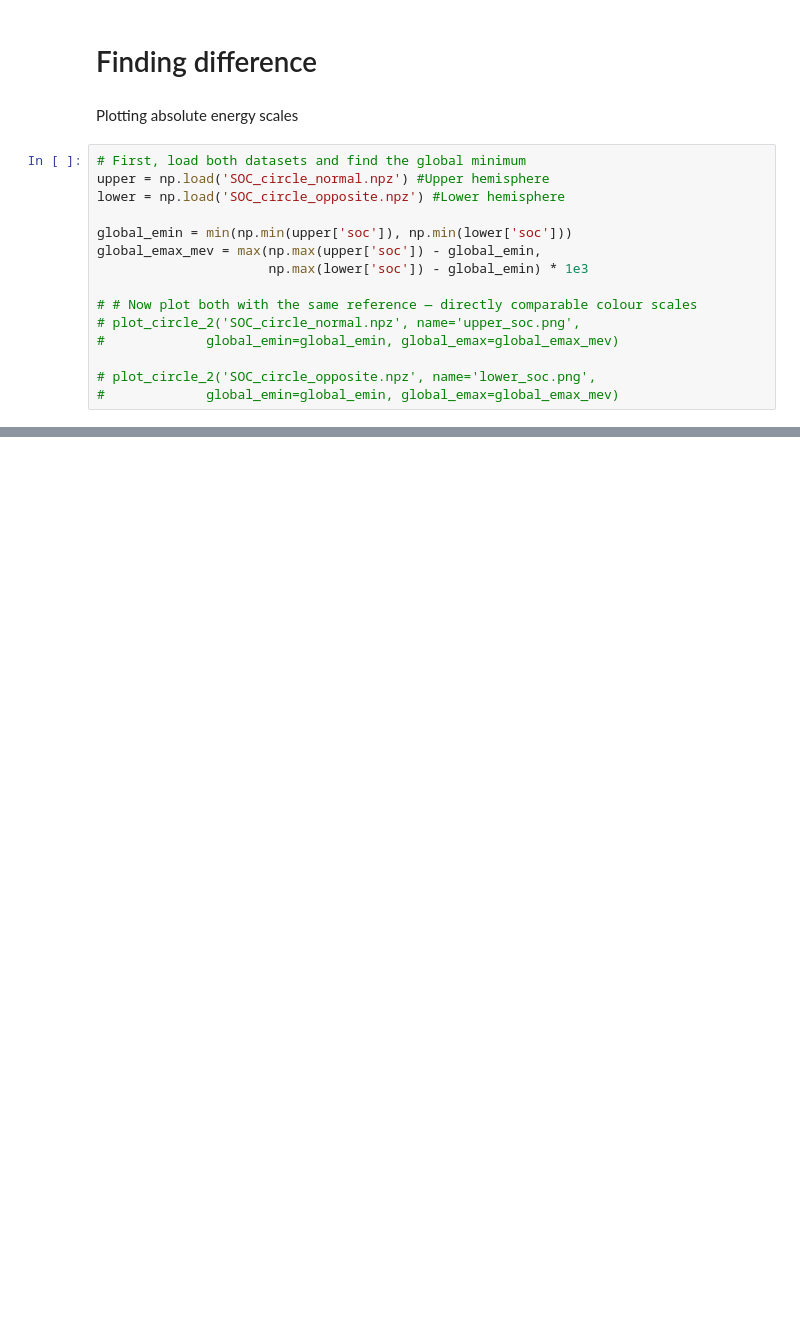
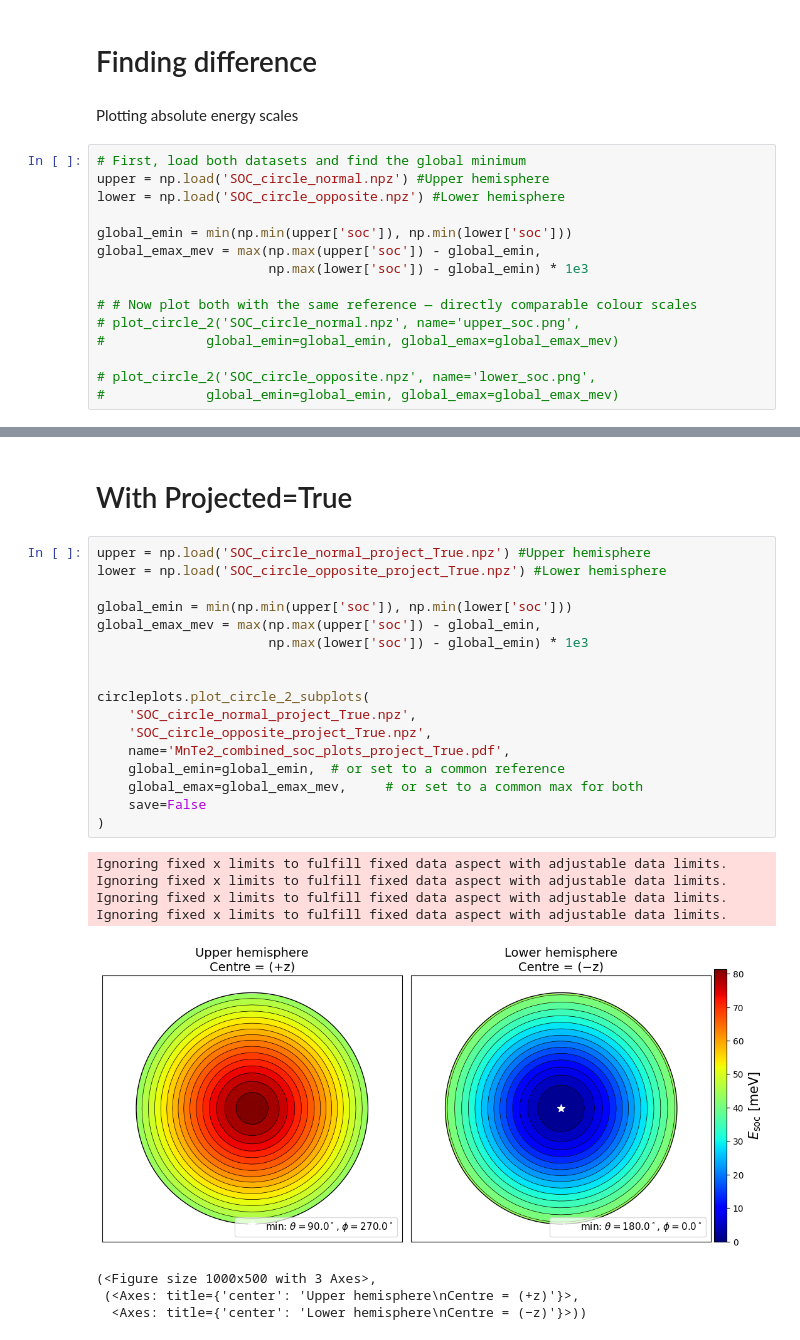
Before and after one commit to RuneEkman/DFT-project-2026, a Jupyter notebook: MnTe2/MnTe2_soc_non_self_cons.ipynb, the cells around one changed output, grey strips where cells are left out. Saved outputs shown, nothing was run; the diff lists cells and outputs as text; blank space fills up the shorter version.

Commit message:
more stupid circles.

```diff
--- a/MnTe2/MnTe2_soc_non_self_cons.ipynb
+++ b/MnTe2/MnTe2_soc_non_self_cons.ipynb
@@ -76,3 +76,31 @@ Ignoring fixed x limits to fulfill fixed data aspect with adjustable data limits
 (<Figure size 1000x500 with 3 Axes>,
  (<Axes: title={'center': 'Upper hemisphere\nCentre = (+z)'}>,
   <Axes: title={'center': 'Lower hemisphere\nCentre = (−z)'}>))
+# %% [markdown]
+# With Projected=True
+# %%
+upper = np.load('SOC_circle_normal_project_True.npz') #Upper hemisphere
+lower = np.load('SOC_circle_opposite_project_True.npz') #Lower hemisphere
+
+global_emin = min(np.min(upper['soc']), np.min(lower['soc']))
+global_emax_mev = max(np.max(upper['soc']) - global_emin,
+                      np.max(lower['soc']) - global_emin) * 1e3
+
+
+circleplots.plot_circle_2_subplots(
+    'SOC_circle_normal_project_True.npz',
+    'SOC_circle_opposite_project_True.npz',
+    name='MnTe2_combined_soc_plots_project_True.pdf',
+    global_emin=global_emin,  # or set to a common reference
+    global_emax=global_emax_mev,     # or set to a common max for both
+    save=False
+)
+# %% [output]
+Ignoring fixed x limits to fulfill fixed data aspect with adjustable data limits.
+Ignoring fixed x limits to fulfill fixed data aspect with adjustable data limits.
+Ignoring fixed x limits to fulfill fixed data aspect with adjustable data limits.
+Ignoring fixed x limits to fulfill fixed data aspect with adjustable data limits.
+[figure, added]
+(<Figure size 1000x500 with 3 Axes>,
+ (<Axes: title={'center': 'Upper hemisphere\nCentre = (+z)'}>,
+  <Axes: title={'center': 'Lower hemisphere\nCentre = (−z)'}>))
```
Also changed, not shown: parts of 5 cells of this notebook, 5 other files.
